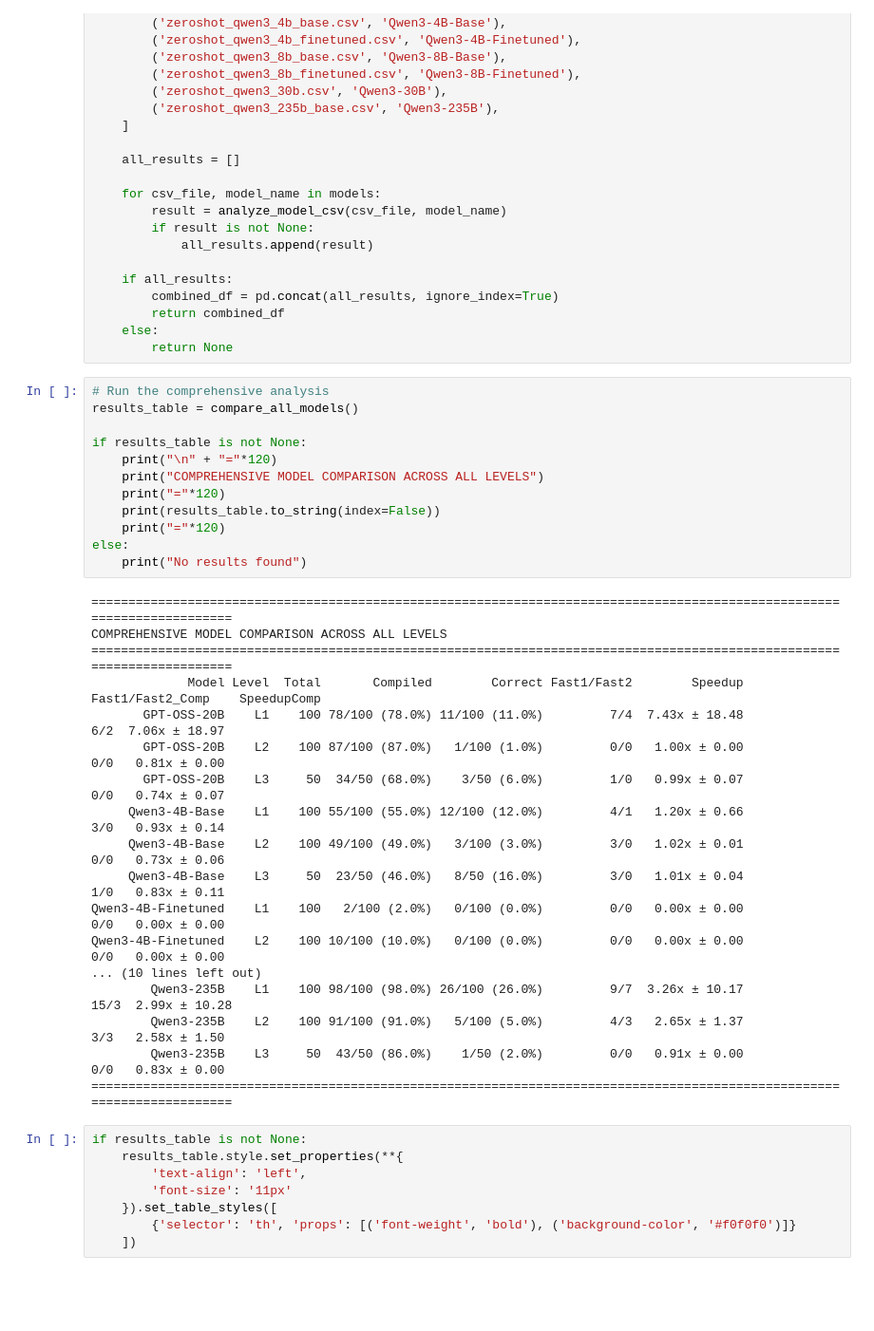
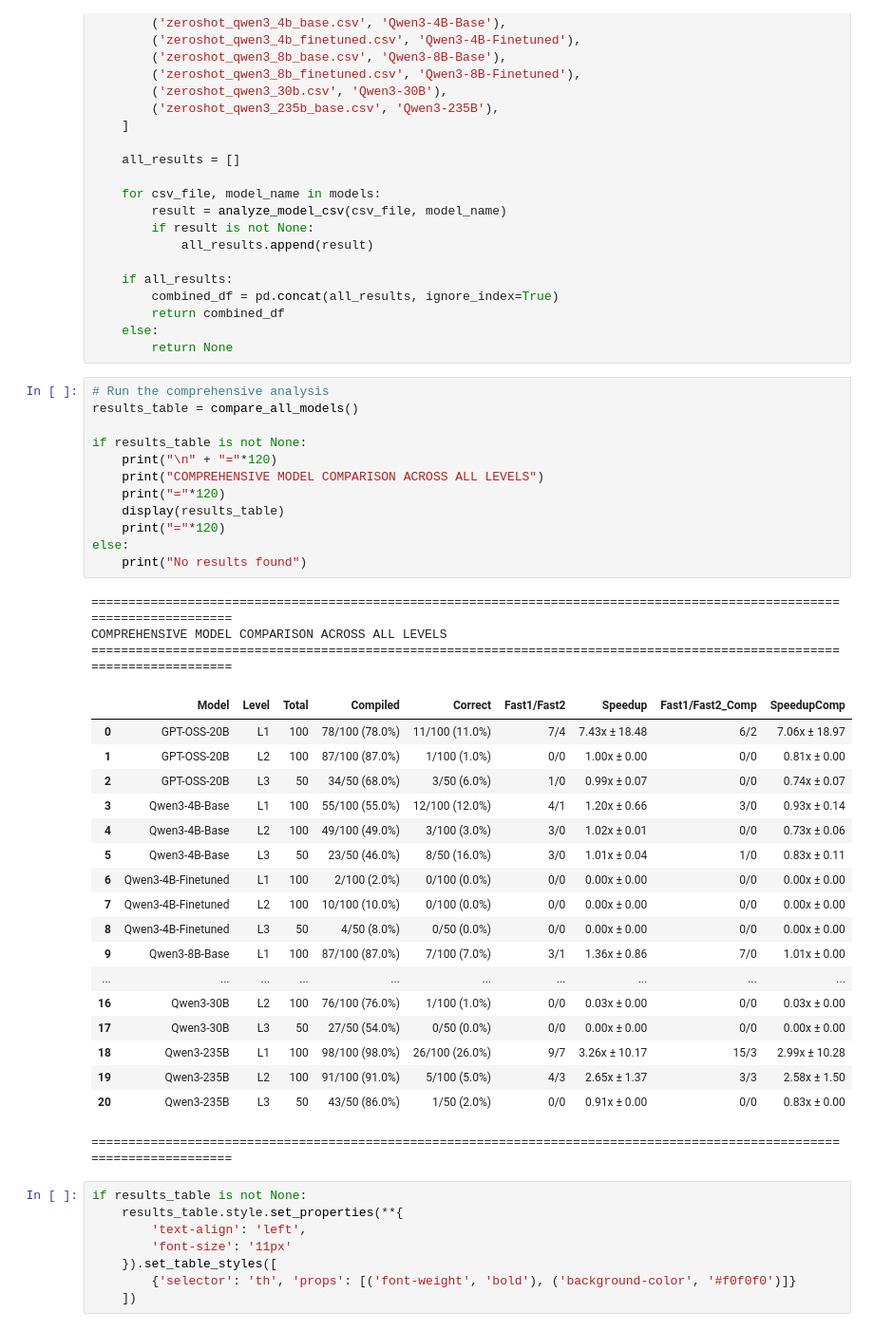
Before and after one commit to adityakotha03/tritonLLM, a Jupyter notebook: results/analysis.ipynb, the cells around one changed output. Shown: that part at 95% size. Saved outputs shown, nothing was run; the diff lists cells and outputs as text; blank space fills up the shorter version.

Commit message:
Update results table

```diff
--- a/results/analysis.ipynb
+++ b/results/analysis.ipynb
@@ -357,33 +357,37 @@ def compare_all_models():
 # %%
 # Run the comprehensive analysis
 results_table = compare_all_models()
 
 if results_table is not None:
     print("\n" + "="*120)
     print("COMPREHENSIVE MODEL COMPARISON ACROSS ALL LEVELS")
     print("="*120)
-    print(results_table.to_string(index=False))
+    display(results_table)
     print("="*120)
 else:
     print("No results found")
 # %% [output]
 ========================================================================================================================
 COMPREHENSIVE MODEL COMPARISON ACROSS ALL LEVELS
 ========================================================================================================================
-             Model Level  Total       Compiled        Correct Fast1/Fast2        Speedup Fast1/Fast2_Comp    SpeedupComp
-       GPT-OSS-20B    L1    100 78/100 (78.0%) 11/100 (11.0%)         7/4  7.43x ± 18.48              6/2  7.06x ± 18.97
-       GPT-OSS-20B    L2    100 87/100 (87.0%)   1/100 (1.0%)         0/0   1.00x ± 0.00              0/0   0.81x ± 0.00
-       GPT-OSS-20B    L3     50  34/50 (68.0%)    3/50 (6.0%)         1/0   0.99x ± 0.07              0/0   0.74x ± 0.07
-     Qwen3-4B-Base    L1    100 55/100 (55.0%) 12/100 (12.0%)         4/1   1.20x ± 0.66              3/0   0.93x ± 0.14
-     Qwen3-4B-Base    L2    100 49/100 (49.0%)   3/100 (3.0%)         3/0   1.02x ± 0.01              0/0   0.73x ± 0.06
-     Qwen3-4B-Base    L3     50  23/50 (46.0%)   8/50 (16.0%)         3/0   1.01x ± 0.04              1/0   0.83x ± 0.11
-Qwen3-4B-Finetuned    L1    100   2/100 (2.0%)   0/100 (0.0%)         0/0   0.00x ± 0.00              0/0   0.00x ± 0.00
-Qwen3-4B-Finetuned    L2    100 10/100 (10.0%)   0/100 (0.0%)         0/0   0.00x ± 0.00              0/0   0.00x ± 0.00
-... (10 lines left out)
-        Qwen3-235B    L1    100 98/100 (98.0%) 26/100 (26.0%)         9/7  3.26x ± 10.17             15/3  2.99x ± 10.28
-        Qwen3-235B    L2    100 91/100 (91.0%)   5/100 (5.0%)         4/3   2.65x ± 1.37              3/3   2.58x ± 1.50
-        Qwen3-235B    L3     50  43/50 (86.0%)    1/50 (2.0%)         0/0   0.91x ± 0.00              0/0   0.83x ± 0.00
-========================================================================================================================
+|  | Model | Level | Total | Compiled | Correct | Fast1/Fast2 | Speedup | Fast1/Fast2_Comp | SpeedupComp |
+| 0 | GPT-OSS-20B | L1 | 100 | 78/100 (78.0%) | 11/100 (11.0%) | 7/4 | 7.43x ± 18.48 | 6/2 | 7.06x ± 18.97 |
+| 1 | GPT-OSS-20B | L2 | 100 | 87/100 (87.0%) | 1/100 (1.0%) | 0/0 | 1.00x ± 0.00 | 0/0 | 0.81x ± 0.00 |
+| 2 | GPT-OSS-20B | L3 | 50 | 34/50 (68.0%) | 3/50 (6.0%) | 1/0 | 0.99x ± 0.07 | 0/0 | 0.74x ± 0.07 |
+| 3 | Qwen3-4B-Base | L1 | 100 | 55/100 (55.0%) | 12/100 (12.0%) | 4/1 | 1.20x ± 0.66 | 3/0 | 0.93x ± 0.14 |
+| 4 | Qwen3-4B-Base | L2 | 100 | 49/100 (49.0%) | 3/100 (3.0%) | 3/0 | 1.02x ± 0.01 | 0/0 | 0.73x ± 0.06 |
+| 5 | Qwen3-4B-Base | L3 | 50 | 23/50 (46.0%) | 8/50 (16.0%) | 3/0 | 1.01x ± 0.04 | 1/0 | 0.83x ± 0.11 |
+| 6 | Qwen3-4B-Finetuned | L1 | 100 | 2/100 (2.0%) | 0/100 (0.0%) | 0/0 | 0.00x ± 0.00 | 0/0 | 0.00x ± 0.00 |
+| 7 | Qwen3-4B-Finetuned | L2 | 100 | 10/100 (10.0%) | 0/100 (0.0%) | 0/0 | 0.00x ± 0.00 | 0/0 | 0.00x ± 0.00 |
+| 8 | Qwen3-4B-Finetuned | L3 | 50 | 4/50 (8.0%) | 0/50 (0.0%) | 0/0 | 0.00x ± 0.00 | 0/0 | 0.00x ± 0.00 |
+| 9 | Qwen3-8B-Base | L1 | 100 | 87/100 (87.0%) | 7/100 (7.0%) | 3/1 | 1.36x ± 0.86 | 7/0 | 1.01x ± 0.00 |
+| ... | ... | ... | ... | ... | ... | ... | ... | ... | ... |
+| 16 | Qwen3-30B | L2 | 100 | 76/100 (76.0%) | 1/100 (1.0%) | 0/0 | 0.03x ± 0.00 | 0/0 | 0.03x ± 0.00 |
+| 17 | Qwen3-30B | L3 | 50 | 27/50 (54.0%) | 0/50 (0.0%) | 0/0 | 0.00x ± 0.00 | 0/0 | 0.00x ± 0.00 |
+| 18 | Qwen3-235B | L1 | 100 | 98/100 (98.0%) | 26/100 (26.0%) | 9/7 | 3.26x ± 10.17 | 15/3 | 2.99x ± 10.28 |
+| 19 | Qwen3-235B | L2 | 100 | 91/100 (91.0%) | 5/100 (5.0%) | 4/3 | 2.65x ± 1.37 | 3/3 | 2.58x ± 1.50 |
+| 20 | Qwen3-235B | L3 | 50 | 43/50 (86.0%) | 1/50 (2.0%) | 0/0 | 0.91x ± 0.00 | 0/0 | 0.83x ± 0.00 |
+========================================================================================================================
 # %%
 if results_table is not None:
     results_table.style.set_properties(**{
```
